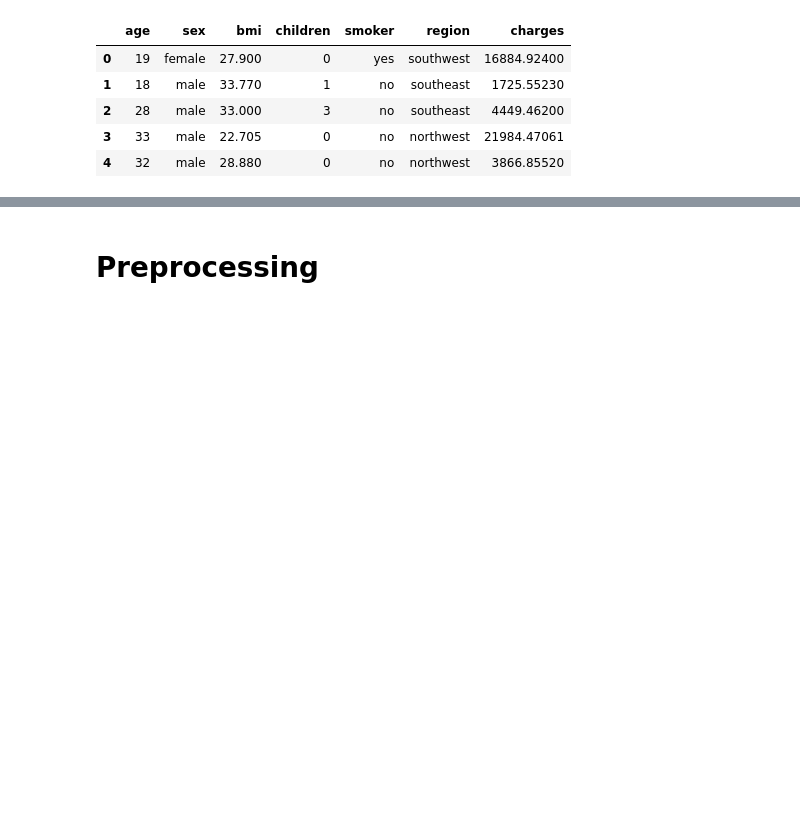
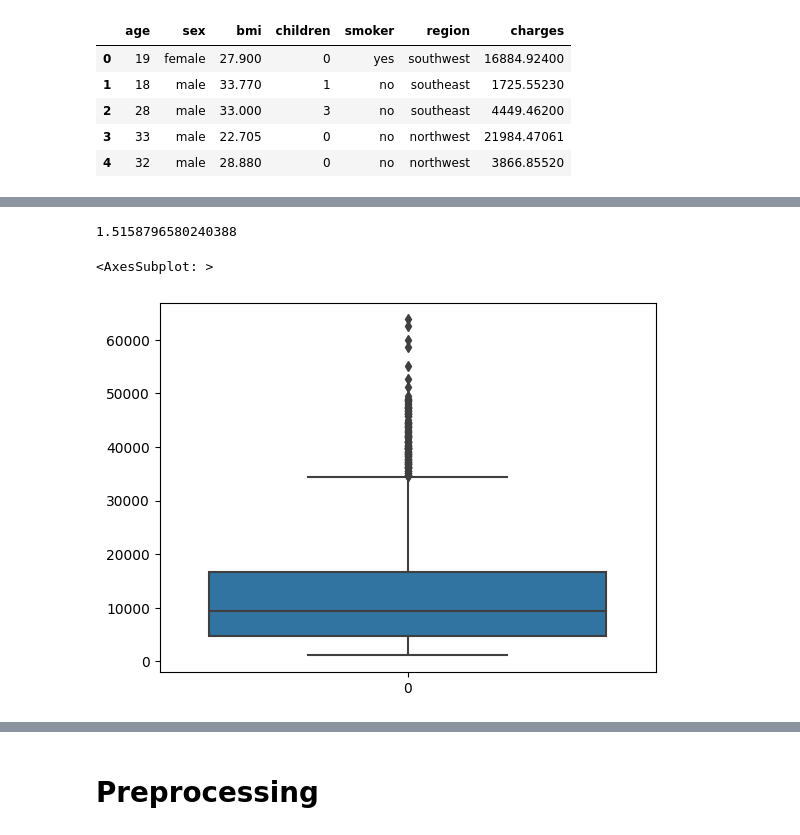
Before and after one commit to michaelhany510/ML-for-Robotics, a Jupyter notebook: Task-1-teams/Task1-Robotics.ipynb, the cells around one changed output, grey strips where cells are left out. Cells and saved outputs as stored; diff of their text form; code cells hidden in the pictures; blank space fills up the shorter version.

```diff
--- a/Task-1-teams/Task1-Robotics.ipynb
+++ b/Task-1-teams/Task1-Robotics.ipynb
@@ -26,0 +134,9 @@ df.head()
+# %%
+df['charges'].skew()
+# %% [output]
+1.5158796580240388
+# %%
+sns.boxplot(df['charges'])
+# %% [output]
+<AxesSubplot: >
+[figure, added]
```
Also changed, not shown: parts of 49 cells of this notebook.
